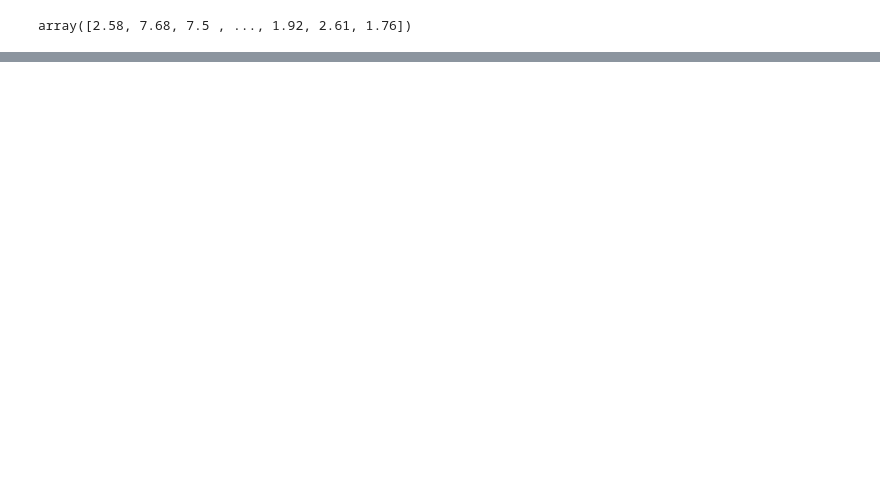
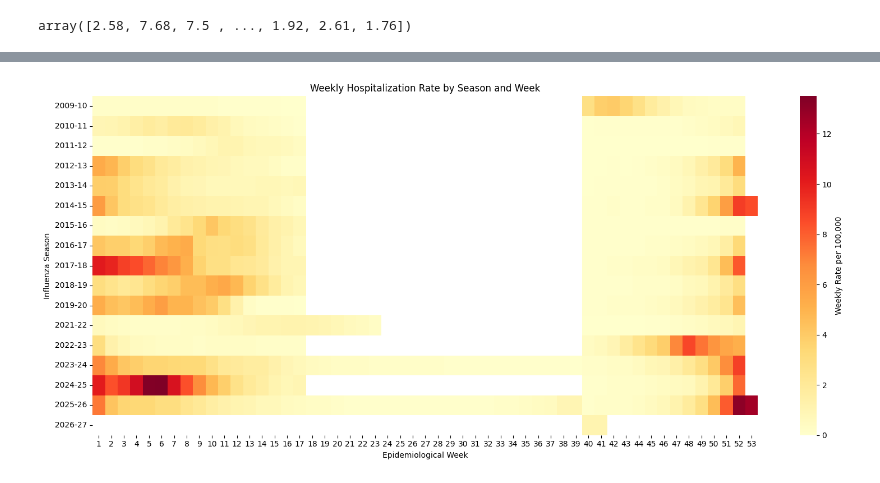
Before and after one commit to Mahmoud4Younis/my-, a Jupyter notebook: Who_Gets_Hospitalized_with_Flu_.ipynb, the cells around one changed output, grey strips where cells are left out. Saved outputs shown, nothing was run; the diff lists cells and outputs as text; code cells hidden in the pictures; blank space fills up the shorter version.

```diff
--- a/Who_Gets_Hospitalized_with_Flu_.ipynb
+++ b/Who_Gets_Hospitalized_with_Flu_.ipynb
@@ -477,0 +530,23 @@ dtype: float64
+# %%
+weekly_pivot = df_overall.pivot_table(
+    index='YEAR',
+    columns='WEEK',
+    values='WEEKLY RATE',
+    aggfunc='mean'
+)
+
+plt.figure(figsize=(16, 7))
+
+sns.heatmap(
+    weekly_pivot,
+    cmap='YlOrRd',
+    cbar_kws={'label': 'Weekly Rate per 100,000'}
+)
+
+plt.title('Weekly Hospitalization Rate by Season and Week')
+plt.xlabel('Epidemiological Week')
+plt.ylabel('Influenza Season')
+plt.tight_layout()
+plt.show()
+# %% [output]
+[figure, added]
```
Also changed, not shown: parts of 22 cells of this notebook.
